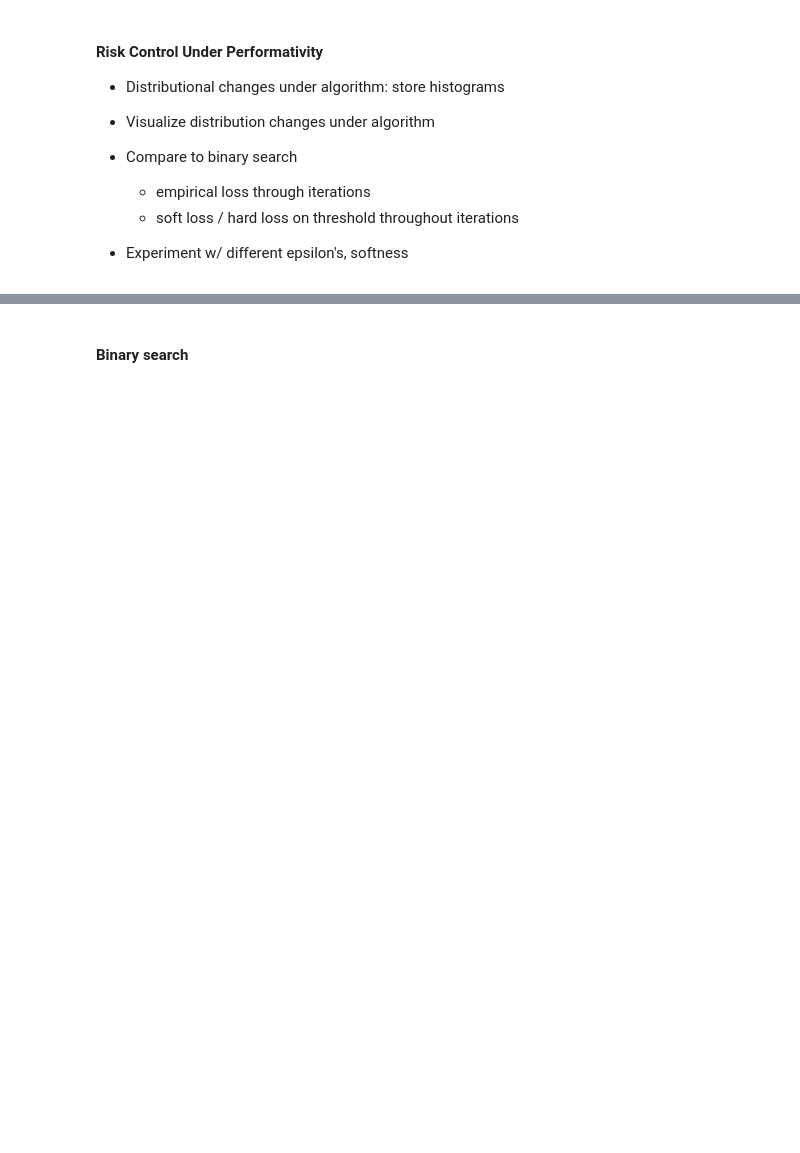
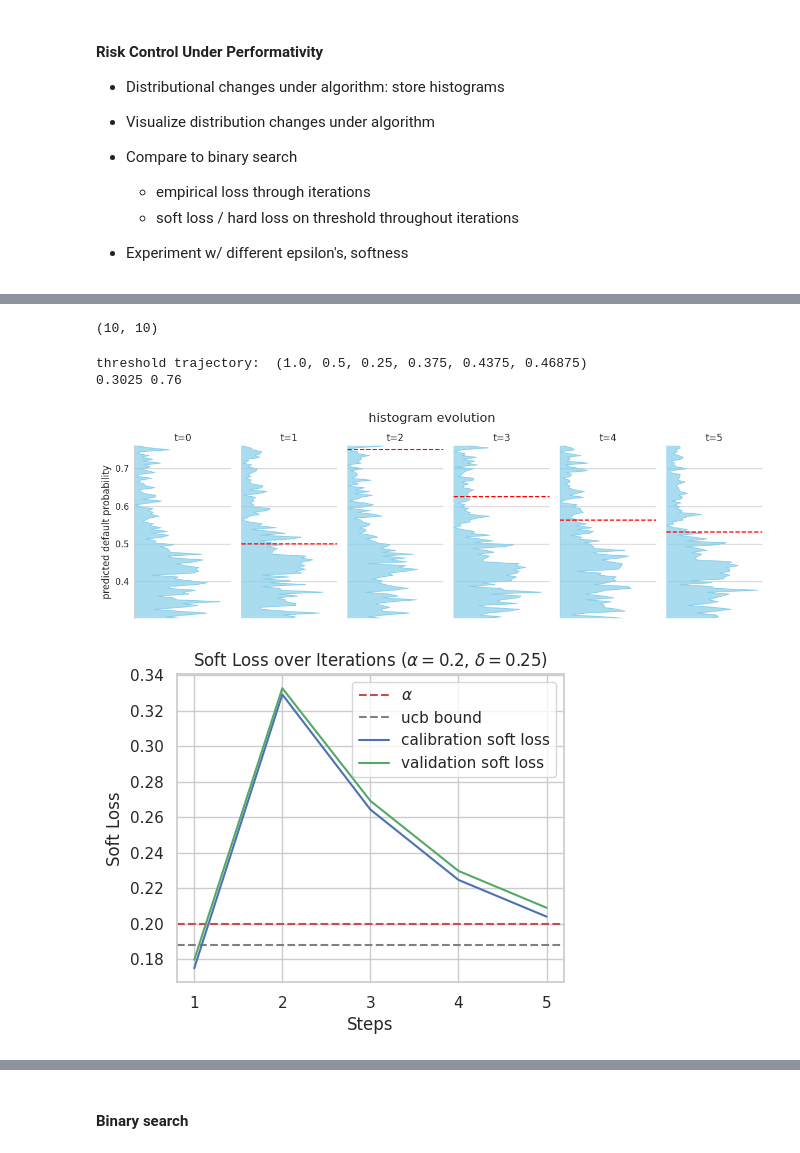
Before and after one commit to livctr/rcpp, a Jupyter notebook: credit-scoring/rcpp.ipynb, the cells around one changed output, grey strips where cells are left out. Cells and saved outputs as stored; diff of their text form; code cells hidden in the pictures; blank space fills up the shorter version.

```diff
--- a/credit-scoring/rcpp.ipynb
+++ b/credit-scoring/rcpp.ipynb
@@ -324,0 +599,27 @@ show_loss_over_iter(logger, args.alpha, args.delta)
+# %%
+args.loss_softness, args.utility_softness
+# %% [output]
+(10, 10)
+# %%
+# binary
+args.epsilon = 1
+
+random_state = 124
+soft_loss = SoftLoss(args.loss_softness)
+thresh_updater = BinaryThreshUpdater(0, 1)
+features_updater = NoCostFeaturesUpdater(model, strat_features, args.epsilon)
+results = run_iters(soft_loss, thresh_updater, features_updater, model,
+                    X_cv, Y_cv, args, random_state=random_state, total_iter=5)
+
+steps, Y_cal_proba = results.get_data("Y_cal_proba")
+_, Y_cal = results.get_data("Y_cal")
+_, threshs = results.get_data("thresh")
+print("threshold trajectory: ", threshs)
+
+plot_histogram_evolution(results, title='histogram evolution')
+show_loss_over_iter(results, args.alpha, args.delta)
+# %% [output]
+threshold trajectory:  (1.0, 0.5, 0.25, 0.375, 0.4375, 0.46875)
+0.3025 0.76
+[figure, added]
+[figure, added]
```
Also changed, not shown: parts of 39 cells of this notebook.
